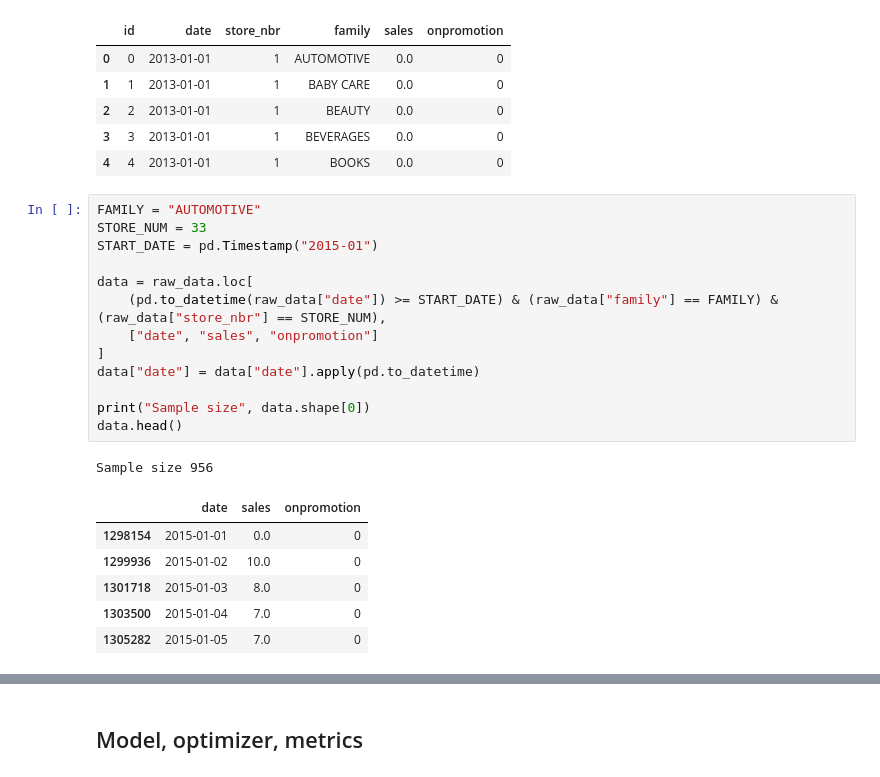
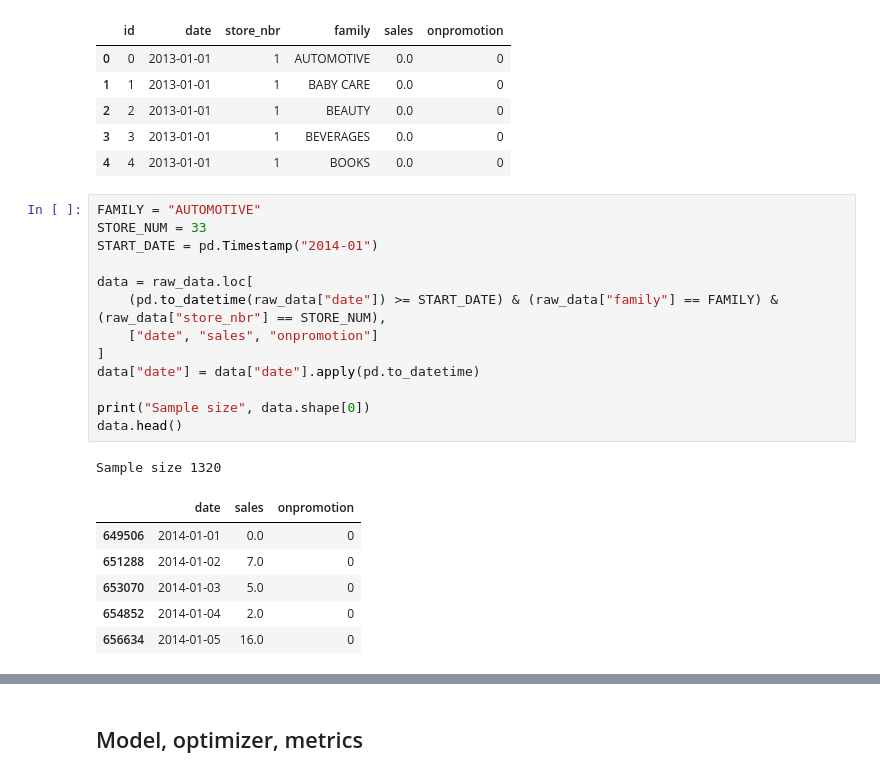
Before and after one commit to sem-k32/store_sales, a Jupyter notebook: experiments/AUTOMOTIVE/experiment.ipynb, the cells around one changed output, grey strips where cells are left out. Saved outputs shown, nothing was run; the diff lists cells and outputs as text.

```diff
--- a/experiments/AUTOMOTIVE/experiment.ipynb
+++ b/experiments/AUTOMOTIVE/experiment.ipynb
@@ -36,24 +36,24 @@ raw_data.head()
 # %%
 FAMILY = "AUTOMOTIVE"
 STORE_NUM = 33
-START_DATE = pd.Timestamp("2015-01")
+START_DATE = pd.Timestamp("2014-01")
 
 data = raw_data.loc[
     (pd.to_datetime(raw_data["date"]) >= START_DATE) & (raw_data["family"] == FAMILY) & (raw_data["store_nbr"] == STORE_NUM),
     ["date", "sales", "onpromotion"]
 ]
 data["date"] = data["date"].apply(pd.to_datetime)
 
 print("Sample size", data.shape[0])
 data.head()
 # %% [output]
-Sample size 956
+Sample size 1320
 |  | date | sales | onpromotion |
-| 1298154 | 2015-01-01 | 0.0 | 0 |
-| 1299936 | 2015-01-02 | 10.0 | 0 |
-| 1301718 | 2015-01-03 | 8.0 | 0 |
-| 1303500 | 2015-01-04 | 7.0 | 0 |
-| 1305282 | 2015-01-05 | 7.0 | 0 |
+| 649506 | 2014-01-01 | 0.0 | 0 |
+| 651288 | 2014-01-02 | 7.0 | 0 |
+| 653070 | 2014-01-03 | 5.0 | 0 |
+| 654852 | 2014-01-04 | 2.0 | 0 |
+| 656634 | 2014-01-05 | 16.0 | 0 |
 # %%
 fig, ax = plt.subplots(figsize=(15, 8))
 
```
Also changed, not shown: parts of 8 cells of this notebook, 5 other files.
